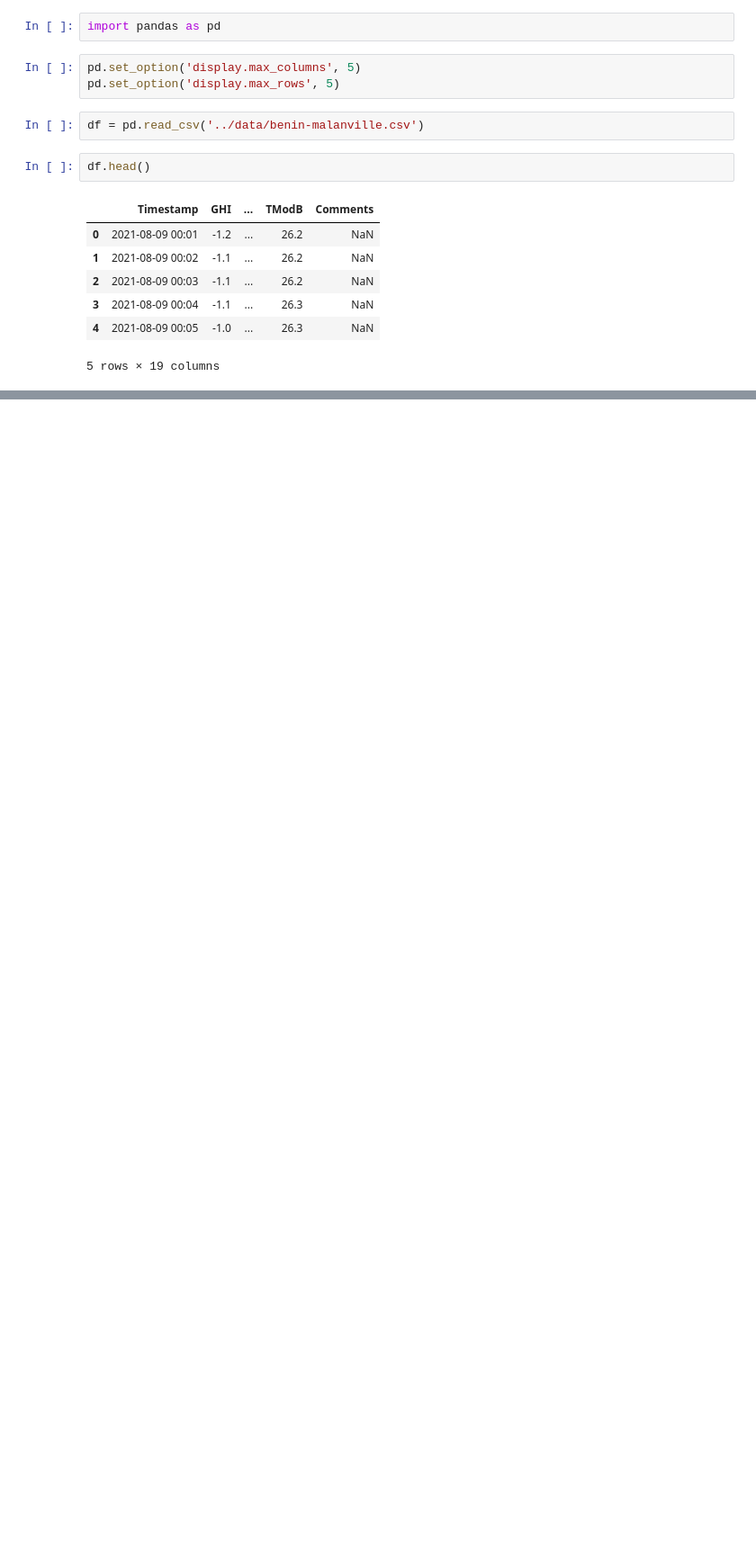
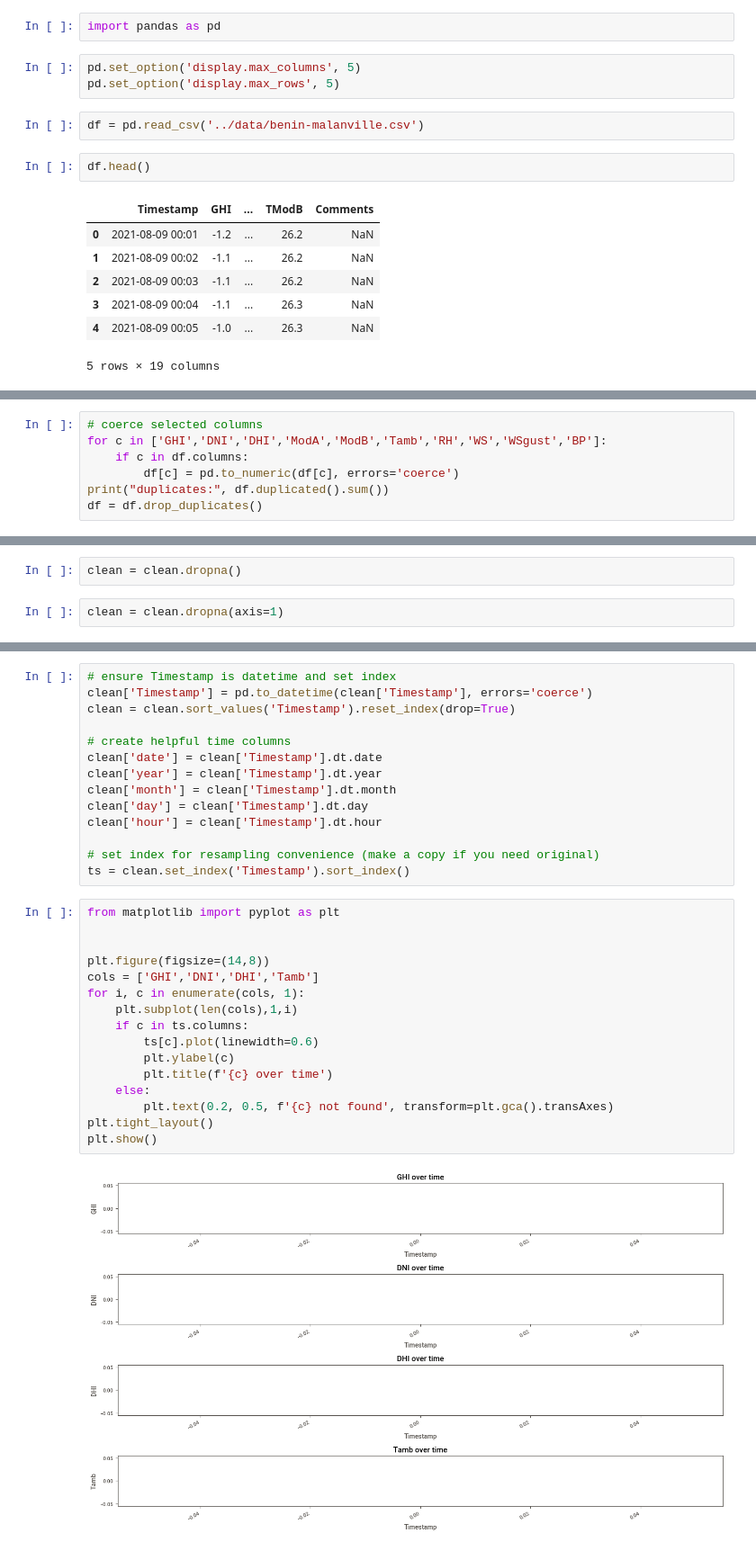
Before and after one commit to Lidiyafissha/solar-challenge-week1, a Jupyter notebook: notebook/benin_eda.ipynb, the cells around one changed output, grey strips where cells are left out. Shown at 90% size. Saved outputs shown, nothing was run; the diff lists cells and outputs as text; blank space fills up the shorter version.

Commit message:
benin clean

```diff
--- a/notebook/benin_eda.ipynb
+++ b/notebook/benin_eda.ipynb
@@ -19,0 +307,7 @@ df.head()
+# %%
+# coerce selected columns
+for c in ['GHI','DNI','DHI','ModA','ModB','Tamb','RH','WS','WSgust','BP']:
+    if c in df.columns:
+        df[c] = pd.to_numeric(df[c], errors='coerce')
+print("duplicates:", df.duplicated().sum())
+df = df.drop_duplicates()
@@ -19,0 +349,4 @@ df.head()
+# %%
+clean = clean.dropna()
+# %%
+clean = clean.dropna(axis=1)
@@ -19,0 +378,32 @@ df.head()
+# %%
+# ensure Timestamp is datetime and set index
+clean['Timestamp'] = pd.to_datetime(clean['Timestamp'], errors='coerce')
+clean = clean.sort_values('Timestamp').reset_index(drop=True)
+
+# create helpful time columns
+clean['date'] = clean['Timestamp'].dt.date
+clean['year'] = clean['Timestamp'].dt.year
+clean['month'] = clean['Timestamp'].dt.month
+clean['day'] = clean['Timestamp'].dt.day
+clean['hour'] = clean['Timestamp'].dt.hour
+
+# set index for resampling convenience (make a copy if you need original)
+ts = clean.set_index('Timestamp').sort_index()
+# %%
+from matplotlib import pyplot as plt
+
+
+plt.figure(figsize=(14,8))
+cols = ['GHI','DNI','DHI','Tamb']
+for i, c in enumerate(cols, 1):
+    plt.subplot(len(cols),1,i)
+    if c in ts.columns:
+        ts[c].plot(linewidth=0.6)
+        plt.ylabel(c)
+        plt.title(f'{c} over time')
+    else:
+        plt.text(0.2, 0.5, f'{c} not found', transform=plt.gca().transAxes)
+plt.tight_layout()
+plt.show()
+# %% [output]
+[figure, added]
```
Also changed, not shown: parts of 66 cells of this notebook, 1 other file.
